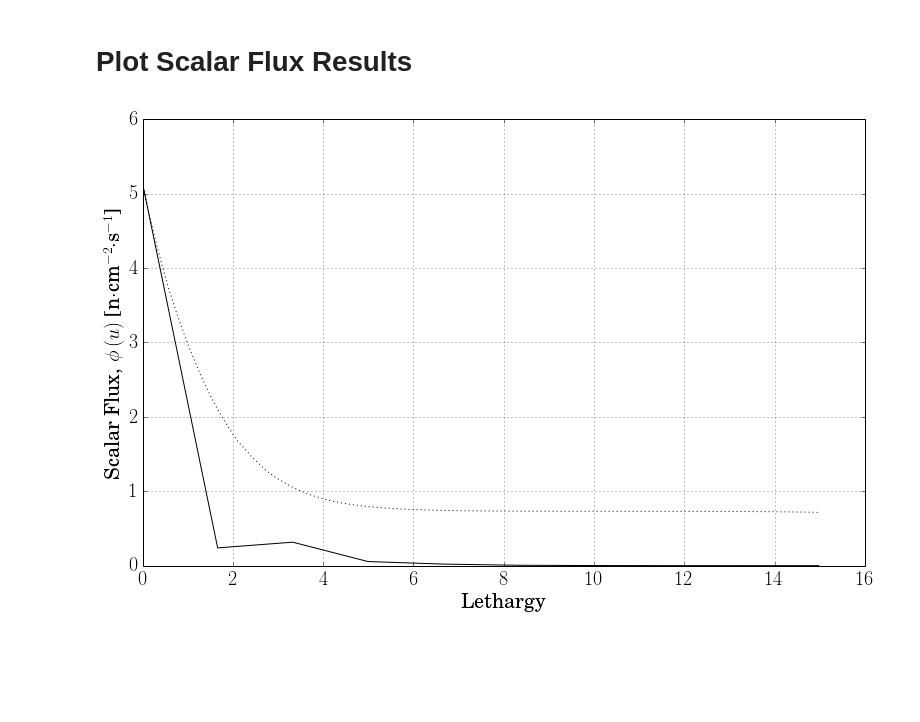
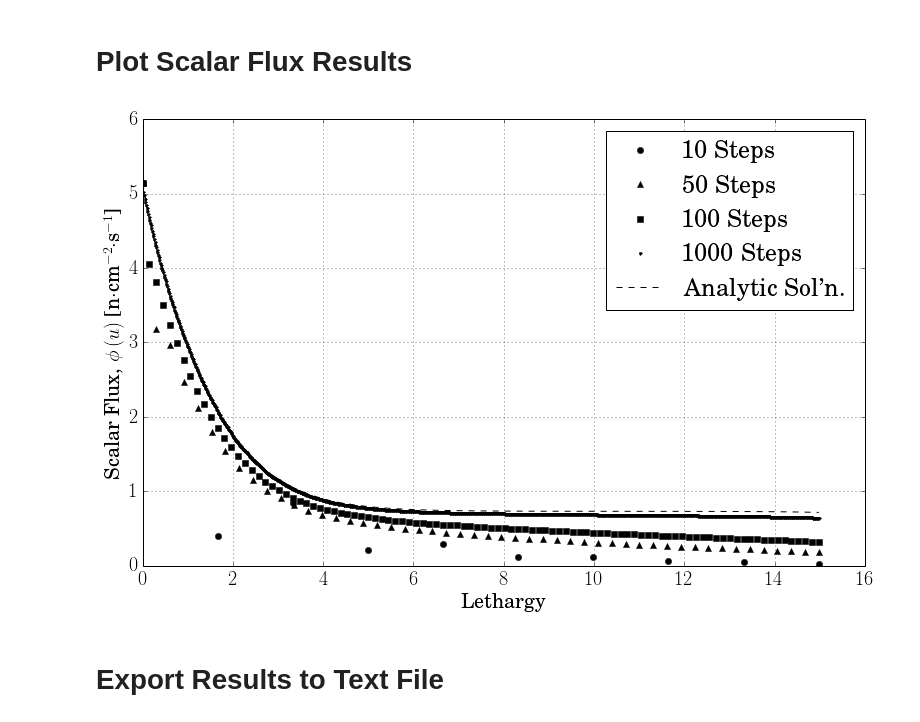
Before and after one commit to jkulesza/Python_Misc, a Jupyter notebook: iPython/NERS_561_HW3.ipynb, the cells around one changed output. Saved outputs shown, nothing was run; the diff lists cells and outputs as text; code cells hidden in the pictures; blank space fills up the shorter version.

```diff
--- a/iPython/NERS_561_HW3.ipynb
+++ b/iPython/NERS_561_HW3.ipynb
@@ -245,21 +201,27 @@ plt.legend(loc="best",numpoints=1)
 # %%
 fig = plt.figure()
 ax = fig.add_subplot(111)
 plt.title(r"");
 plt.xlabel(r"Lethargy");
 plt.ylabel(r"Scalar Flux, $\phi\left(u\right)$ [n$\cdot$cm$^{-2}$\cdot$s$^{-1}$]");
 ax.grid()
 
 u, phi = calc_phi(steps=10)
-plt.plot(u,phi,'k-')
-
-
+plt.plot(u,phi,'ko',label="10 Steps")
+u, phi = calc_phi(steps=50)
+plt.plot(u,phi,'k^',label="50 Steps")
+u, phi = calc_phi(steps=100)
+plt.plot(u,phi,'ks',label="100 Steps")
+u, phi = calc_phi(steps=1000)
+plt.plot(u,phi,'k.',label="1000 Steps")
 
 u = np.linspace(umin,umax,100)
-plt.plot(u,1/sigma_s(u),'k:')
+plt.plot(u,1/sigma_s(u),'k--',label="Analytic Sol'n.")
 
-plt.legend(loc="best")
-#plt.savefig("NERS_561_HW3_JANIS_Data_Plot_Stepped.png",
-#            dpi=200, bbox_inches='tight')
+plt.legend(loc="best",numpoints=1)
+plt.savefig("NERS_561_HW3_JANIS_Data_Plot_Stepped.png",
+            dpi=200, bbox_inches='tight')
 # %% [output]
-[figure, old version]
+[figure, new version]
+# %% [markdown]
+# Export Results to Text File
```
Also changed, not shown: parts of 8 cells of this notebook, 6 other files.
